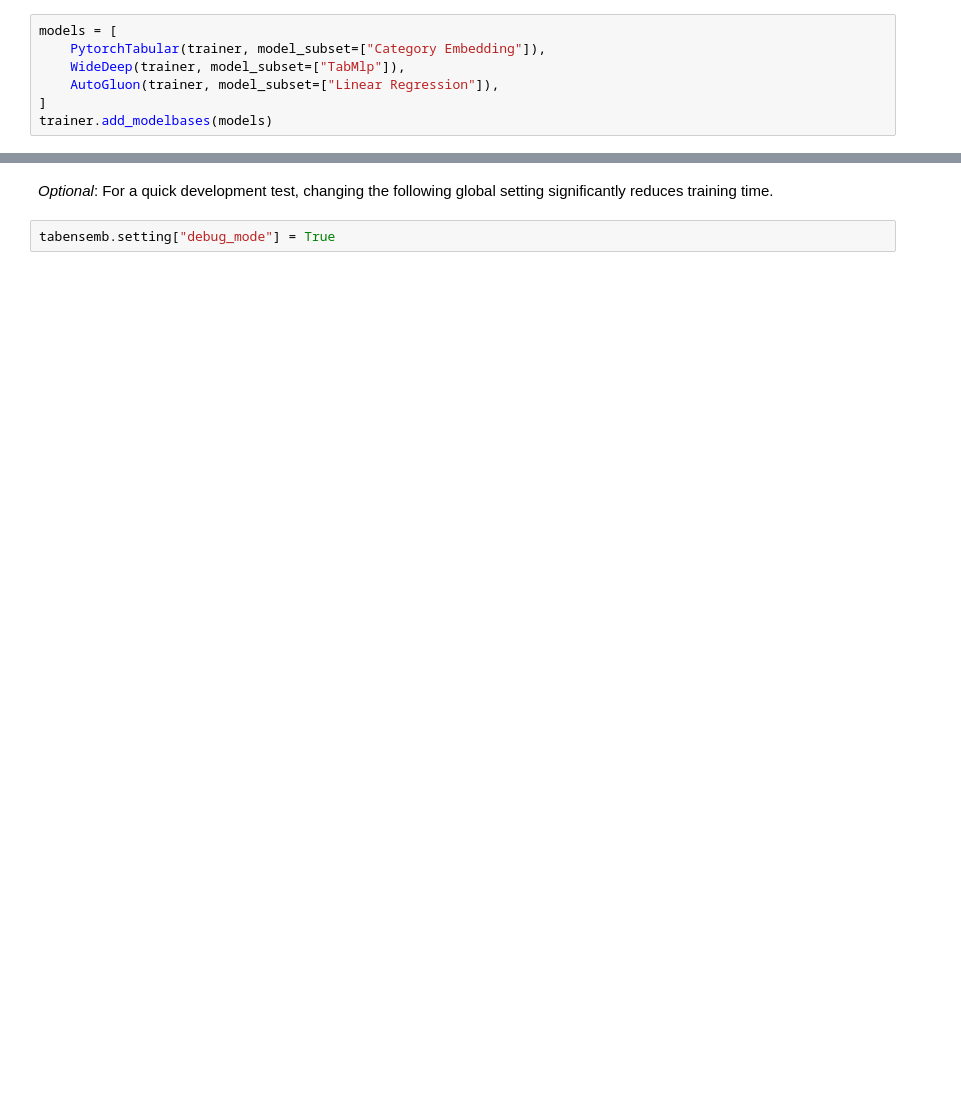
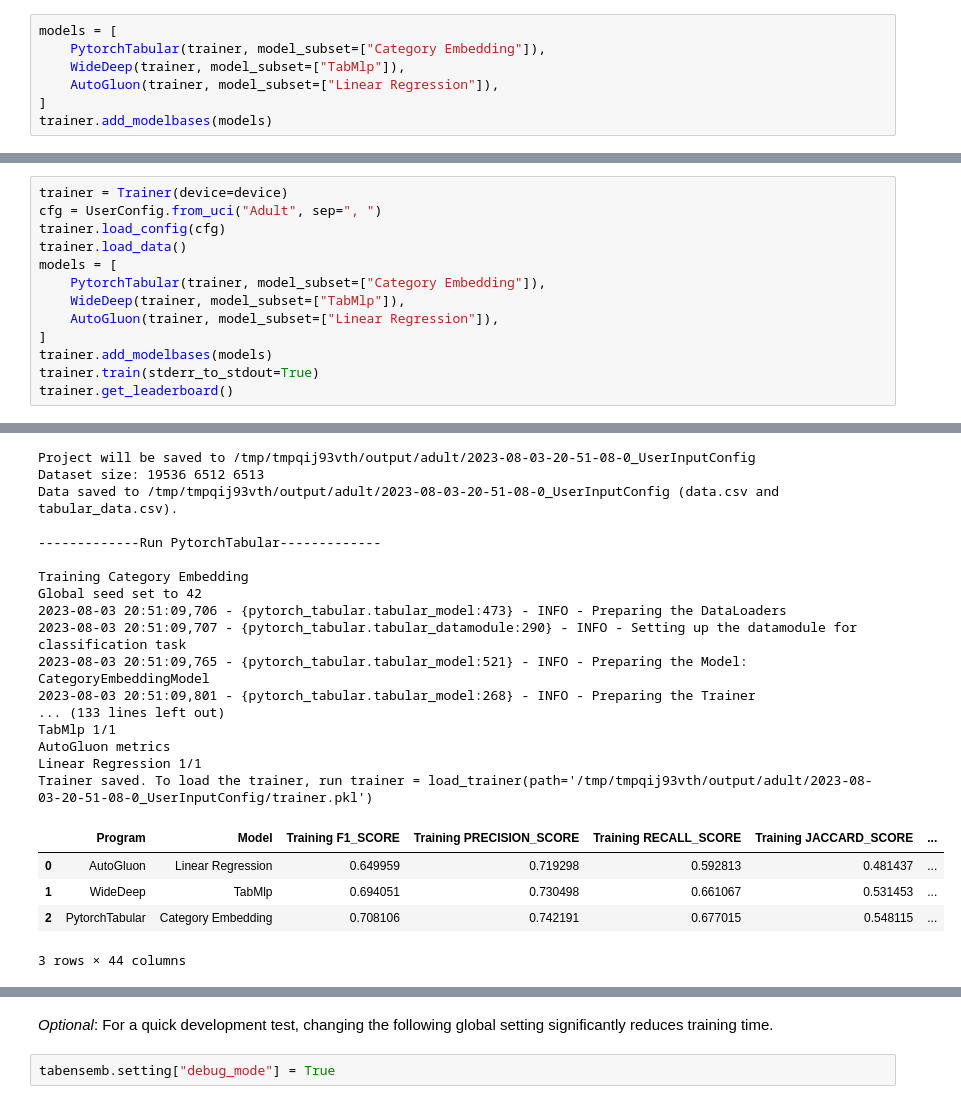
Before and after one commit to Luwen-Zhang/tabular_ensemble, a Jupyter notebook: docs/source/examples/get_started/run_sample.ipynb, the cells around one changed output, grey strips where cells are left out. Saved outputs shown, nothing was run; the diff lists cells and outputs as text; blank space fills up the shorter version.

```diff
--- a/docs/source/examples/get_started/run_sample.ipynb
+++ b/docs/source/examples/get_started/run_sample.ipynb
@@ -113,0 +177,14 @@ trainer.add_modelbases(models)
+# %%
+trainer = Trainer(device=device)
+cfg = UserConfig.from_uci("Adult", sep=", ")
+trainer.load_config(cfg)
+trainer.load_data()
+models = [
+    PytorchTabular(trainer, model_subset=["Category Embedding"]),
+    WideDeep(trainer, model_subset=["TabMlp"]),
+    AutoGluon(trainer, model_subset=["Linear Regression"]),
+]
+trainer.add_modelbases(models)
+trainer.train(stderr_to_stdout=True)
+trainer.get_leaderboard()
+# %% [output]
@@ -113,0 +192,22 @@ trainer.add_modelbases(models)
+Project will be saved to /tmp/tmpqij93vth/output/adult/2023-08-03-20-51-08-0_UserInputConfig
+Dataset size: 19536 6512 6513
+Data saved to /tmp/tmpqij93vth/output/adult/2023-08-03-20-51-08-0_UserInputConfig (data.csv and tabular_data.csv).
+
+-------------Run PytorchTabular-------------
+
+Training Category Embedding
+Global seed set to 42
+2023-08-03 20:51:09,706 - {pytorch_tabular.tabular_model:473} - INFO - Preparing the DataLoaders
+2023-08-03 20:51:09,707 - {pytorch_tabular.tabular_datamodule:290} - INFO - Setting up the datamodule for classification task
+2023-08-03 20:51:09,765 - {pytorch_tabular.tabular_model:521} - INFO - Preparing the Model: CategoryEmbeddingModel
+2023-08-03 20:51:09,801 - {pytorch_tabular.tabular_model:268} - INFO - Preparing the Trainer
+... (133 lines left out)
+TabMlp 1/1
+AutoGluon metrics
+Linear Regression 1/1
+Trainer saved. To load the trainer, run trainer = load_trainer(path='/tmp/tmpqij93vth/output/adult/2023-08-03-20-51-08-0_UserInputConfig/trainer.pkl')
+|  | Program | Model | Training F1_SCORE | Training PRECISION_SCORE | Training RECALL_SCORE | Training JACCARD_SCORE | ... |
+| 0 | AutoGluon | Linear Regression | 0.649959 | 0.719298 | 0.592813 | 0.481437 | ... |
+| 1 | WideDeep | TabMlp | 0.694051 | 0.730498 | 0.661067 | 0.531453 | ... |
+| 2 | PytorchTabular | Category Embedding | 0.708106 | 0.742191 | 0.677015 | 0.548115 | ... |
+3 rows × 44 columns
```
Also changed, not shown: parts of 35 cells of this notebook, 9 other files.
